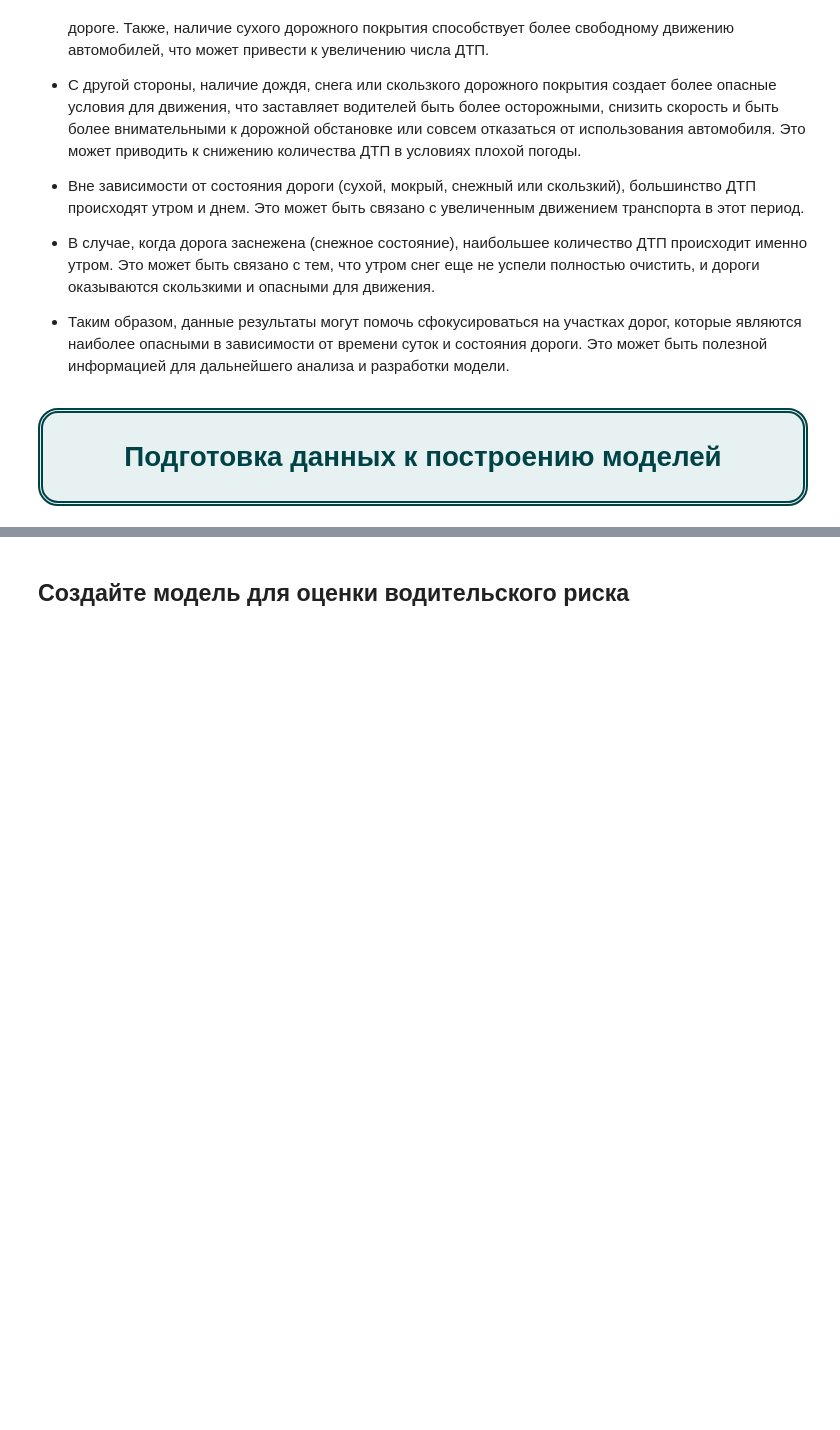
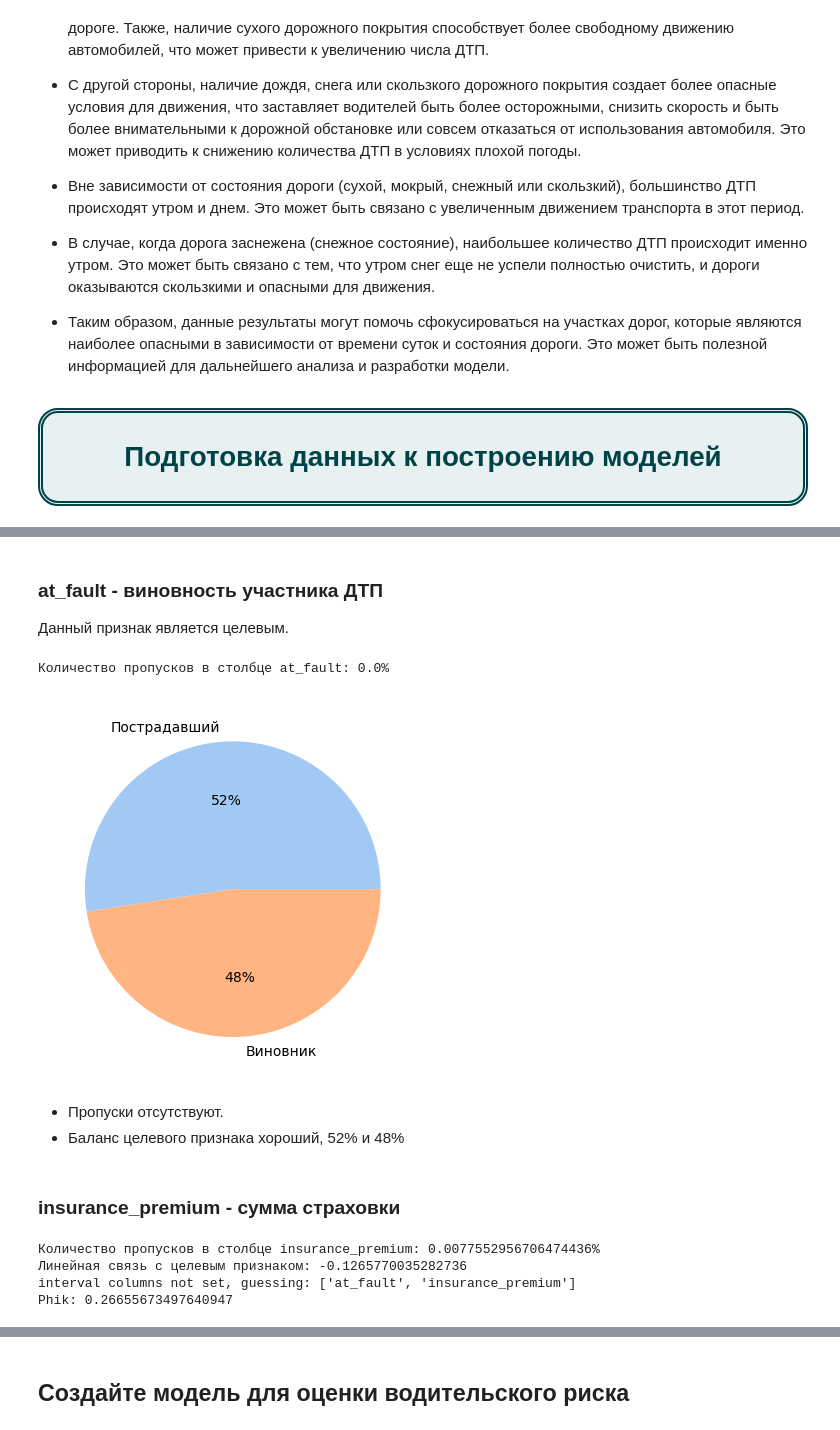
Before and after one commit to Denis-Mukhanov/road-accident-risk, a Jupyter notebook: road_accident_risk.ipynb, the cells around one changed output, grey strips where cells are left out. Saved outputs shown, nothing was run; the diff lists cells and outputs as text; code cells hidden in the pictures; blank space fills up the shorter version.

```diff
--- a/road_accident_risk.ipynb
+++ b/road_accident_risk.ipynb
@@ -590,0 +595,18 @@ __Анализ частоты ДТП в зависимости от времен
+# %%
+# sql запрос
+query = '''
+SELECT *
+FROM parties p INNER JOIN
+     vehicles v ON p.case_id = v.case_id AND p.party_number = v.party_number LEFT JOIN
+     collisions c ON p.case_id = c.case_id
+WHERE p.case_id IN (SELECT case_id
+                    FROM parties
+                    WHERE PARTY_TYPE = 'car' AND
+                          AT_FAULT = 1) AND
+      c.COLLISION_DAMAGE NOT IN ('SCRATCH') AND
+      EXTRACT(YEAR FROM c.COLLISION_DATE) = 2012;
+
+'''
+
+df = request(query)
+display(df.head())
@@ -590,0 +664,9 @@ __Анализ частоты ДТП в зависимости от времен
+# %%
+# фильтрайия по типу участника происшествия
+df = df[df['party_type']=='car']
+# удаление малозначемых признаков
+df = df.drop(['id', 'case_id', 'party_number', 'party_type', 'county_city_location',
+             'party_count', 'primary_collision_factor', 'pcf_violation_category', 'type_of_collision',
+             'motor_vehicle_involved_with', 'intersection', 'collision_damage'], axis=1)
+# добавление `index`
+df = df.reset_index()
@@ -590,0 +752,33 @@ __Анализ частоты ДТП в зависимости от времен
+# %% [markdown]
+### at_fault - виновность участника ДТП
+Данный признак является целевым.
+# %%
+f_isna('at_fault')
+# %% [output]
+Количество пропусков в столбце at_fault: 0.0%
+# %%
+# баланс целевого признака
+data = [df['at_fault'].value_counts()[0], df['at_fault'].value_counts()[1]]
+labels = ['Пострадавший', 'Виновник']
+
+colors = sns.color_palette('pastel')[ 0:5 ]
+
+plt.pie(data, labels = labels, colors = colors, autopct='%.0f%%')
+plt.show()
+# %% [output]
+[figure, added]
+# %% [markdown]
+- Пропуски отсутствуют.
+- Баланс целевого признака хороший, 52% и 48%
+# %% [markdown]
+### insurance_premium - сумма страховки
+# %%
+# статистика
+f_isna('insurance_premium')
+f_corr('insurance_premium')
+f_phik('insurance_premium')
+# %% [output]
+Количество пропусков в столбце insurance_premium: 0.0077552956706474436%
+Линейная связь с целевым признаком: -0.1265770035282736
+interval columns not set, guessing: ['at_fault', 'insurance_premium']
+Phik: 0.26655673497640947
```
Also changed, not shown: parts of 37 cells of this notebook.
